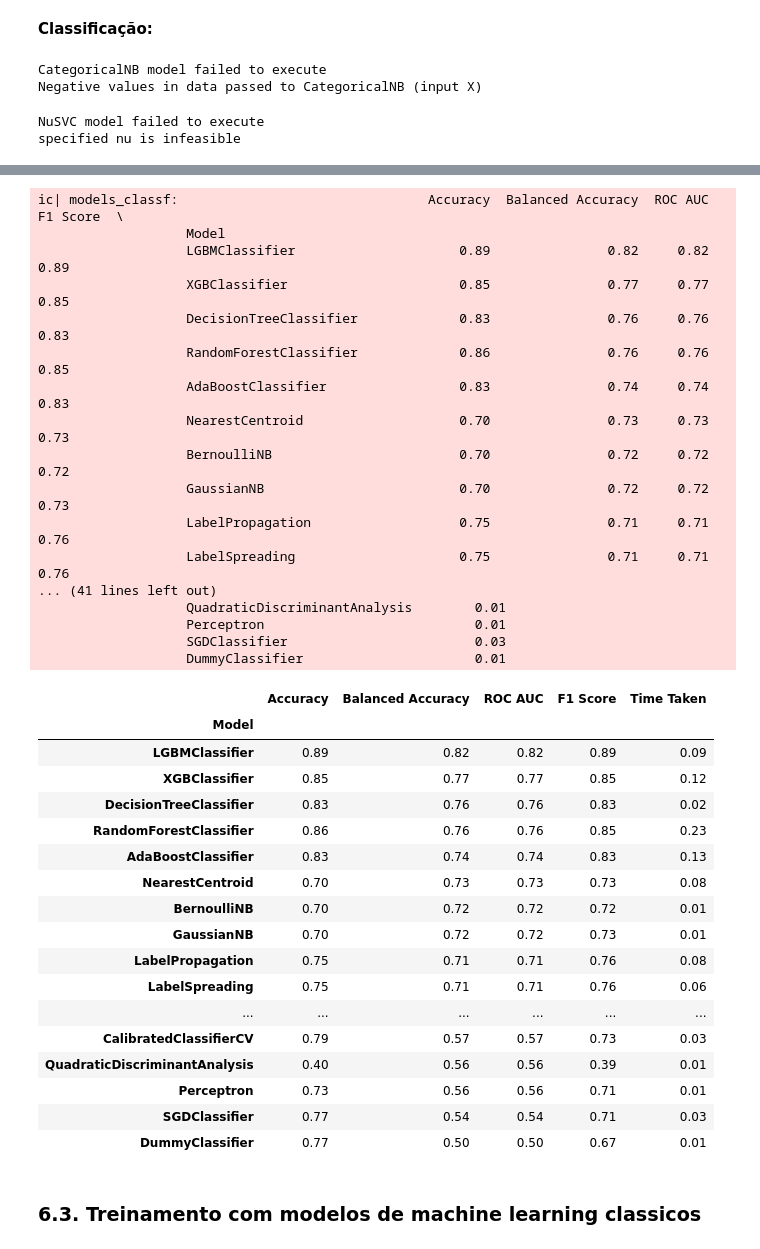
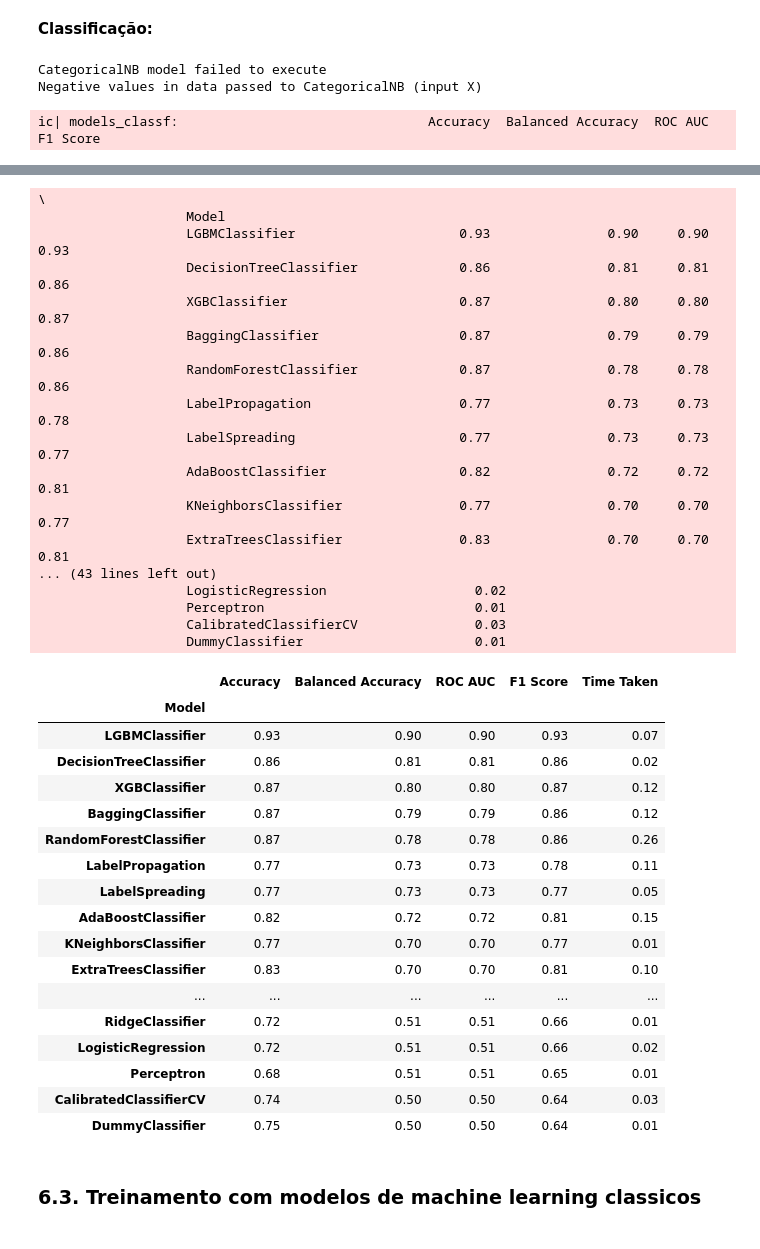
Before and after one commit to gabrielfmcoelho/IRA-HU-UFPI, a Jupyter notebook: notebooks/ira_analysis.ipynb, the cells around one changed output, grey strips where cells are left out. Drawn from its saved outputs; the diff is of its cells as text; code cells hidden in the pictures.

Commit message:
Regression

```diff
--- a/notebooks/ira_analysis.ipynb
+++ b/notebooks/ira_analysis.ipynb
@@ -1533,4 +1560,0 @@ Name: apresentara_ira, dtype: float64
-# %%
-# undersample para balancear a classe de apresentara_ira
-df_base_final = shuffle(df_base_final)
-df_base_final = df_base_final[df_base_final['apresentara_ira'] == 0].sample(n=1000).append(df_base_final[df_base_final['apresentara_ira'] == 1].sample(n=300))
@@ -1682,7 +1701,6 @@ plt.show()
 df_base_final_to_ml = df_base_final.copy()
 df_base_final_to_ml.drop(columns=[
     'uid_prontuario_dt_internacao',
-    'dt_coleta_date',
     'dt_creatinina',
     'dt_controle',
     'ira',
@@ -1766,3 +1783,7 @@ x_reg_train, x_reg_test, y_reg_train, y_reg_test = train_test_split(x_reg, y_reg
 ### Para tecnicas de Classificação
 # %%
 df_base_final_to_ml_classf = df_base_final_to_ml.drop(columns=['apresentara_valor_creatinina'])
+# %%
+# undersample para balancear a classe de apresentara_ira
+df_base_final_to_ml_classf = shuffle(df_base_final_to_ml_classf)
+df_base_final_to_ml_classf = df_base_final_to_ml_classf[df_base_final_to_ml_classf['apresentara_ira'] == 0].sample(n=1000).append(df_base_final_to_ml_classf[df_base_final_to_ml_classf['apresentara_ira'] == 1].sample(n=340))
@@ -1805,7 +1833,7 @@ scaler_classf = MinMaxScaler()
 
 x_classf = scaler_classf.fit_transform(x_classf)
 # %%
-x_classf_train, x_classf_test, y_classf_train, y_classf_test = train_test_split(x_classf, y_classf, test_size=0.4, random_state=42, stratify=y_classf)
+x_classf_train, x_classf_test, y_classf_train, y_classf_test = train_test_split(x_classf, y_classf, test_size=0.3, random_state=42, stratify=y_classf)
 x_classf_val, x_classf_test, y_classf_val, y_classf_test = train_test_split(x_classf_test, y_classf_test, test_size=0.5, random_state=42, stratify=y_classf_test)
 # %% [markdown]
 ### 6. Modelagem
@@ -1872,13 +1900,12 @@ classf = LazyClassifier(verbose=0,
                         ignore_warnings=False,
                         custom_metric=None)
 
-models_classf, predictions_classf = classf.fit(x_classf_train, x_classf_test, y_classf_train, y_classf_test)
+models_classf, predictions_classf = classf.fit(x_classf_train, x_classf_val, y_classf_train, y_classf_val)
 
 ic(models_classf)
 # %% [output]
 CategoricalNB model failed to execute
 Negative values in data passed to CategoricalNB (input X)
-NuSVC model failed to execute
-specified nu is infeasible
+ic| models_classf:                                Accuracy  Balanced Accuracy  ROC AUC  F1 Score
 StackingClassifier model failed to execute
 StackingClassifier.__init__() missing 1 required positional argument: 'estimators'
@@ -1901,38 +1922,38 @@ You can set `force_col_wise=true` to remove the overhead.
-ic| models_classf:                                Accuracy  Balanced Accuracy  ROC AUC  F1 Score  \
+\
                    Model
-                   LGBMClassifier                     0.89               0.82     0.82      0.89
-                   XGBClassifier                      0.85               0.77     0.77      0.85
-                   DecisionTreeClassifier             0.83               0.76     0.76      0.83
-                   RandomForestClassifier             0.86               0.76     0.76      0.85
-                   AdaBoostClassifier                 0.83               0.74     0.74      0.83
-                   NearestCentroid                    0.70               0.73     0.73      0.73
-                   BernoulliNB                        0.70               0.72     0.72      0.72
-                   GaussianNB                         0.70               0.72     0.72      0.73
-                   LabelPropagation                   0.75               0.71     0.71      0.76
-                   LabelSpreading                     0.75               0.71     0.71      0.76
-... (41 lines left out)
-                   QuadraticDiscriminantAnalysis        0.01
+                   LGBMClassifier                     0.93               0.90     0.90      0.93
+                   DecisionTreeClassifier             0.86               0.81     0.81      0.86
+                   XGBClassifier                      0.87               0.80     0.80      0.87
+                   BaggingClassifier                  0.87               0.79     0.79      0.86
+                   RandomForestClassifier             0.87               0.78     0.78      0.86
+                   LabelPropagation                   0.77               0.73     0.73      0.78
+                   LabelSpreading                     0.77               0.73     0.73      0.77
+                   AdaBoostClassifier                 0.82               0.72     0.72      0.81
+                   KNeighborsClassifier               0.77               0.70     0.70      0.77
+                   ExtraTreesClassifier               0.83               0.70     0.70      0.81
+... (43 lines left out)
+                   LogisticRegression                   0.02
                    Perceptron                           0.01
-                   SGDClassifier                        0.03
+                   CalibratedClassifierCV               0.03
                    DummyClassifier                      0.01
 |  | Accuracy | Balanced Accuracy | ROC AUC | F1 Score | Time Taken |
 | Model |  |  |  |  |  |
-| LGBMClassifier | 0.89 | 0.82 | 0.82 | 0.89 | 0.09 |
-| XGBClassifier | 0.85 | 0.77 | 0.77 | 0.85 | 0.12 |
-| DecisionTreeClassifier | 0.83 | 0.76 | 0.76 | 0.83 | 0.02 |
-| RandomForestClassifier | 0.86 | 0.76 | 0.76 | 0.85 | 0.23 |
-| AdaBoostClassifier | 0.83 | 0.74 | 0.74 | 0.83 | 0.13 |
-| NearestCentroid | 0.70 | 0.73 | 0.73 | 0.73 | 0.08 |
-| BernoulliNB | 0.70 | 0.72 | 0.72 | 0.72 | 0.01 |
-| GaussianNB | 0.70 | 0.72 | 0.72 | 0.73 | 0.01 |
-| LabelPropagation | 0.75 | 0.71 | 0.71 | 0.76 | 0.08 |
-| LabelSpreading | 0.75 | 0.71 | 0.71 | 0.76 | 0.06 |
+| LGBMClassifier | 0.93 | 0.90 | 0.90 | 0.93 | 0.07 |
+| DecisionTreeClassifier | 0.86 | 0.81 | 0.81 | 0.86 | 0.02 |
+| XGBClassifier | 0.87 | 0.80 | 0.80 | 0.87 | 0.12 |
+| BaggingClassifier | 0.87 | 0.79 | 0.79 | 0.86 | 0.12 |
+| RandomForestClassifier | 0.87 | 0.78 | 0.78 | 0.86 | 0.26 |
+| LabelPropagation | 0.77 | 0.73 | 0.73 | 0.78 | 0.11 |
+| LabelSpreading | 0.77 | 0.73 | 0.73 | 0.77 | 0.05 |
+| AdaBoostClassifier | 0.82 | 0.72 | 0.72 | 0.81 | 0.15 |
+| KNeighborsClassifier | 0.77 | 0.70 | 0.70 | 0.77 | 0.01 |
+| ExtraTreesClassifier | 0.83 | 0.70 | 0.70 | 0.81 | 0.10 |
 | ... | ... | ... | ... | ... | ... |
-| CalibratedClassifierCV | 0.79 | 0.57 | 0.57 | 0.73 | 0.03 |
-| QuadraticDiscriminantAnalysis | 0.40 | 0.56 | 0.56 | 0.39 | 0.01 |
-| Perceptron | 0.73 | 0.56 | 0.56 | 0.71 | 0.01 |
-| SGDClassifier | 0.77 | 0.54 | 0.54 | 0.71 | 0.03 |
-| DummyClassifier | 0.77 | 0.50 | 0.50 | 0.67 | 0.01 |
+| RidgeClassifier | 0.72 | 0.51 | 0.51 | 0.66 | 0.01 |
+| LogisticRegression | 0.72 | 0.51 | 0.51 | 0.66 | 0.02 |
+| Perceptron | 0.68 | 0.51 | 0.51 | 0.65 | 0.01 |
+| CalibratedClassifierCV | 0.74 | 0.50 | 0.50 | 0.64 | 0.03 |
+| DummyClassifier | 0.75 | 0.50 | 0.50 | 0.64 | 0.01 |
 # %% [markdown]
 ### 6.3. Treinamento com modelos de machine learning classicos
 # %% [markdown]
```
Also changed, not shown: parts of 46 cells of this notebook, 1 other file.
